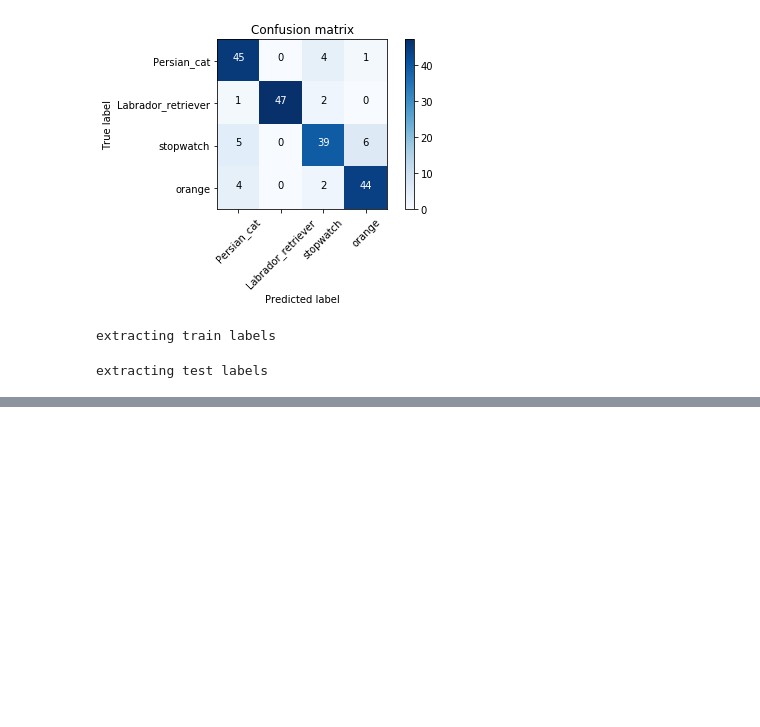
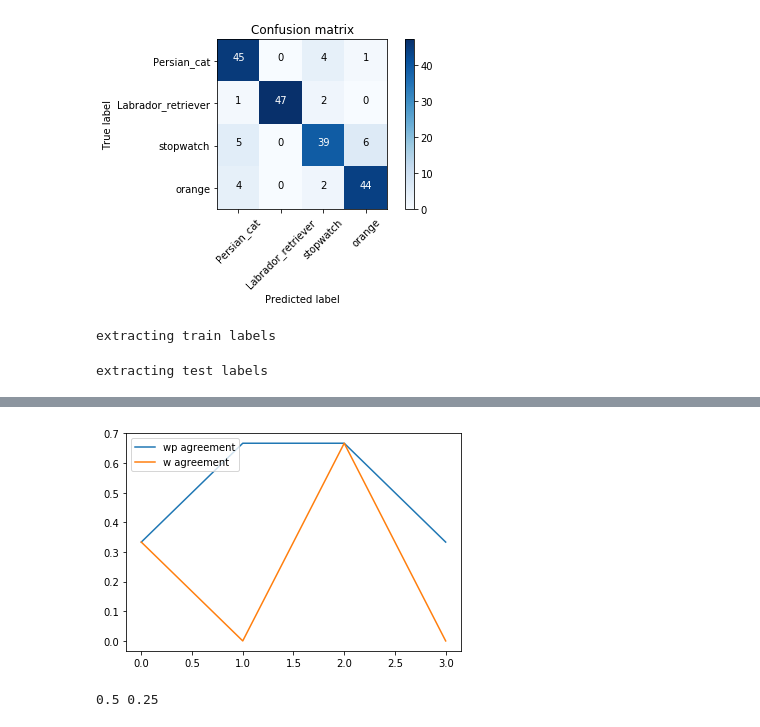
Before and after one commit to nathanwang000/interpretable_dimension, a Jupyter notebook: CPU_ID6.ipynb, the cells around one changed output, grey strips where cells are left out. Saved outputs shown, nothing was run; the diff lists cells and outputs as text; code cells hidden in the pictures; blank space fills up the shorter version.

```diff
--- a/CPU_ID6.ipynb
+++ b/CPU_ID6.ipynb
@@ -1342,0 +1345,32 @@ orange = -0.10 orange + -0.11 Persian_cat + -0.38 stopwatch
+# %%
+import scipy
+
+def feature_importance(ws, concepts, w_concepts, w_errors, threshold=0.15):
+    res = np.zeros(len(concepts))
+    for i, w in enumerate(ws):
+        if w_errors[i] < threshold:
+            res[concepts.index(w_concepts[i])] += w
+    return res
+
+WP_agreements = []
+W_agreements = []
+for cat in range(4):
+    W_ = W_modified_.dot(W_P_)
+    a = W_[cat] - W_.mean(0)
+
+    W_ = W_modified.dot(P_greedy)
+    b = W_[cat] - W_.mean(0)
+    b = feature_importance(b, concept_ids, greedy_concepts, greedy_errors)
+
+    W_ = W_modified.dot(W_P)
+    c = W_[cat] - W_.mean(0)
+    c = feature_importance(c, concept_ids, W_concepts, W_errors)
+
+    wp_ag = scipy.stats.kendalltau(a, b)
+    w_ag = scipy.stats.kendalltau(a, c)
+    WP_agreements.append(wp_ag[0])
+    W_agreements.append(w_ag[0])
+
+    print('\n' + concept_names[cat])
+    print(wp_ag)
+    print(w_ag)
@@ -1342,0 +1393,10 @@ orange = -0.10 orange + -0.11 Persian_cat + -0.38 stopwatch
+# %%
+plt.plot(WP_agreements, label="wp agreement")
+plt.plot(W_agreements, label='w agreement')
+plt.legend()
+plt.show()
+
+print(np.mean(WP_agreements), np.mean(W_agreements))
+# %% [output]
+[figure, added]
+0.5 0.25
```
Also changed, not shown: parts of 11 cells of this notebook.
